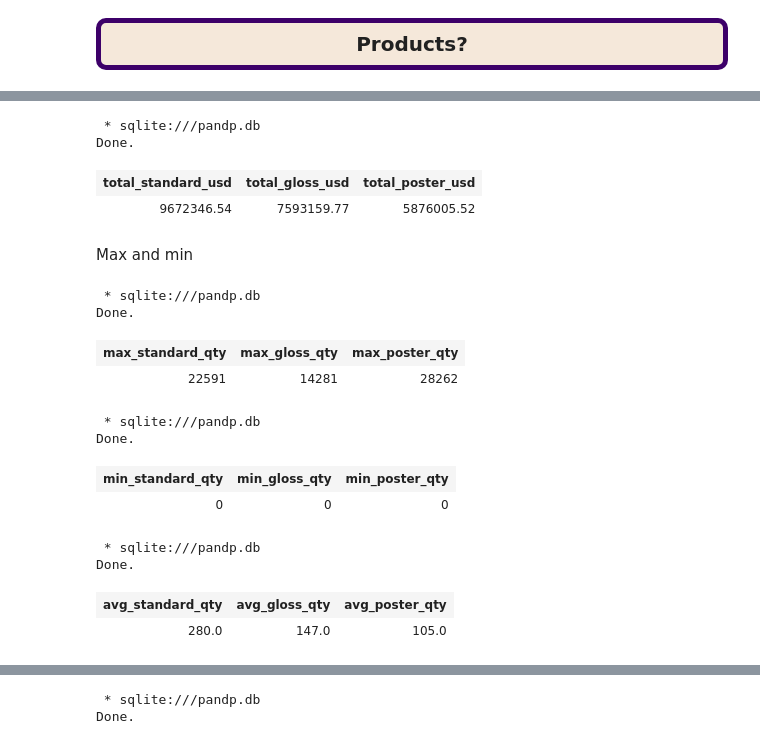
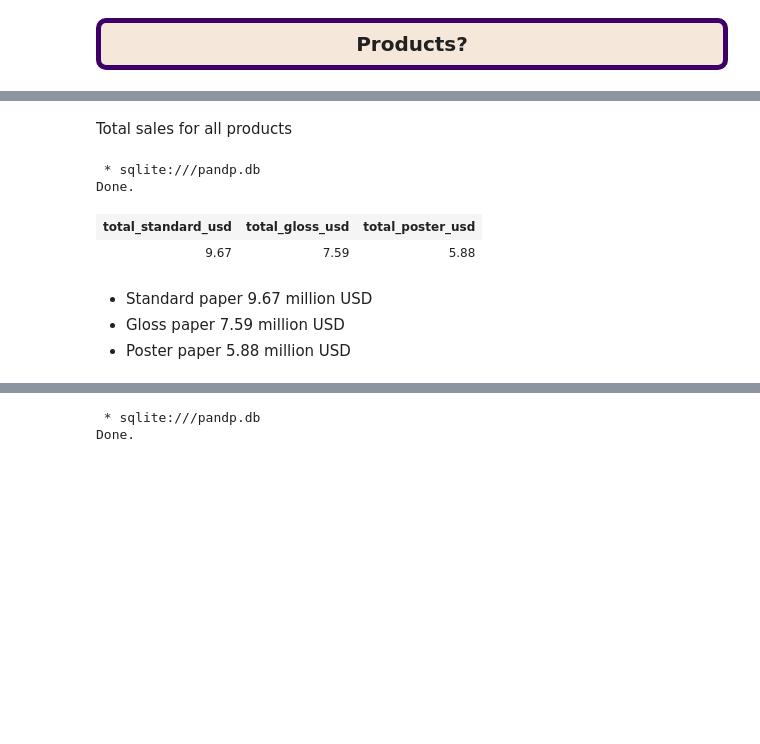
Before and after one commit to BuhariS/Interrogation-of-the-Parch-Posey-Database, a Jupyter notebook: Interrogation of the Parch & Posey Database.ipynb, the cells around one changed output, grey strips where cells are left out. Saved outputs shown, nothing was run; the diff lists cells and outputs as text; code cells hidden in the pictures; blank space fills up the shorter version.

```diff
--- a/Interrogation of the Parch & Posey Database.ipynb
+++ b/Interrogation of the Parch & Posey Database.ipynb
@@ -684,46 +770,17 @@ Done.
+# %% [markdown]
+Total sales for all products
 # %%
 %%sql
-SELECT ROUND(SUM(standard_amt_usd), 2) total_standard_usd,
-ROUND(SUM(gloss_amt_usd), 2) total_gloss_usd,
-ROUND(SUM(poster_amt_usd), 2) total_poster_usd
+SELECT ROUND(SUM(standard_amt_usd)/1e6, 2) total_standard_usd,
+ROUND(SUM(gloss_amt_usd)/1e6, 2) total_gloss_usd,
+ROUND(SUM(poster_amt_usd)/1e6, 2) total_poster_usd
 FROM orders
 # %% [output]
  * sqlite:///pandp.db
 Done.
 | total_standard_usd | total_gloss_usd | total_poster_usd |
-| 9672346.54 | 7593159.77 | 5876005.52 |
+| 9.67 | 7.59 | 5.88 |
-# %% [markdown]
-Max and min
-# %%
-%%sql
-SELECT MAX(standard_qty) max_standard_qty,
-        MAX(gloss_qty) max_gloss_qty,
-        MAX(poster_qty) max_poster_qty
-FROM orders
-# %% [output]
- * sqlite:///pandp.db
-Done.
-| max_standard_qty | max_gloss_qty | max_poster_qty |
-| 22591 | 14281 | 28262 |
-# %%
-%%sql
-SELECT MIN(standard_qty) min_standard_qty,
-        MIN(gloss_qty) min_gloss_qty,
-        MIN(poster_qty) min_poster_qty
-FROM orders
-# %% [output]
- * sqlite:///pandp.db
-Done.
-| min_standard_qty | min_gloss_qty | min_poster_qty |
-| 0 | 0 | 0 |
-# %%
-%%sql
-SELECT ROUND(AVG(standard_qty)) avg_standard_qty,
-        ROUND(AVG(gloss_qty)) avg_gloss_qty,
-        ROUND(AVG(poster_qty)) avg_poster_qty
-FROM orders
-# %% [output]
- * sqlite:///pandp.db
-Done.
-| avg_standard_qty | avg_gloss_qty | avg_poster_qty |
-| 280.0 | 147.0 | 105.0 |
+# %% [markdown]
+- Standard paper 9.67 million USD
+- Gloss paper 7.59 million USD
+- Poster paper 5.88 million USD
```
Also changed, not shown: parts of 19 cells of this notebook.
